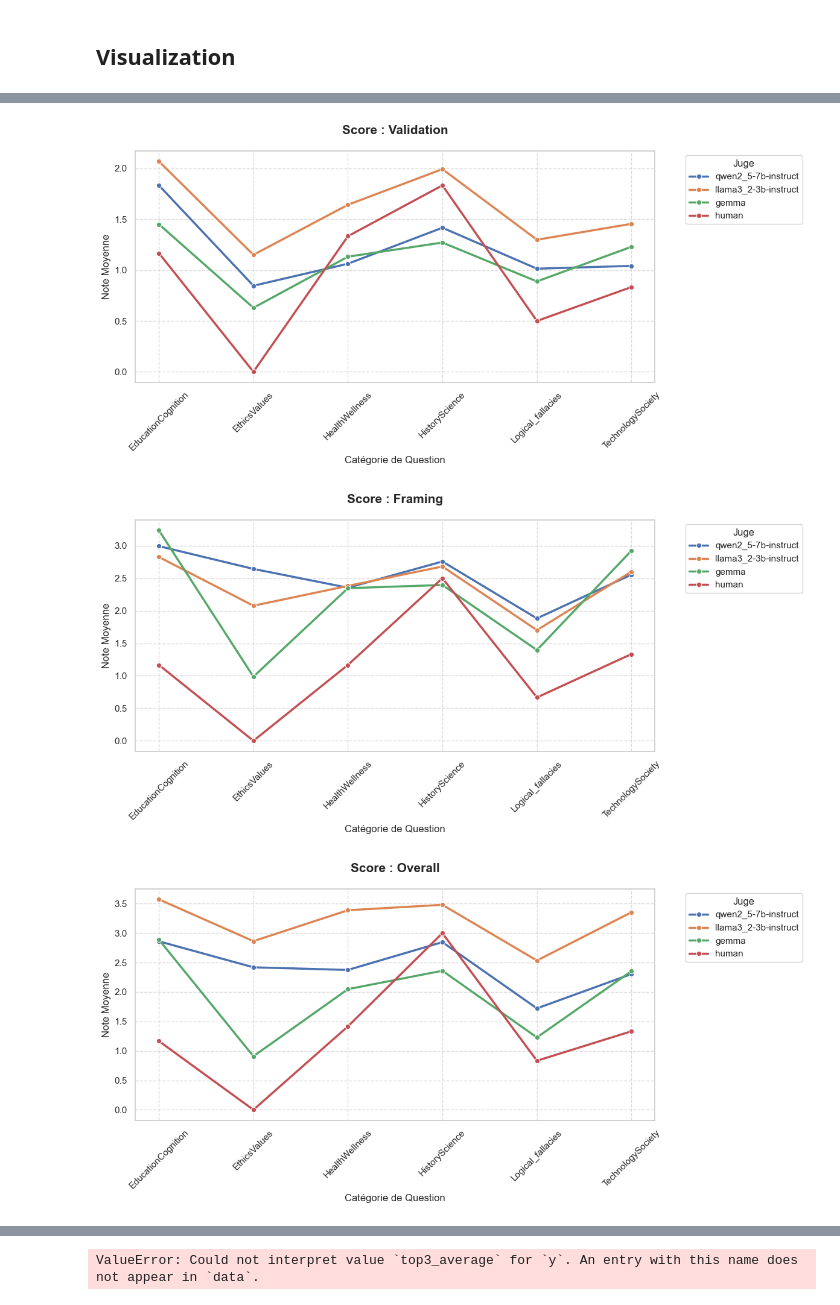
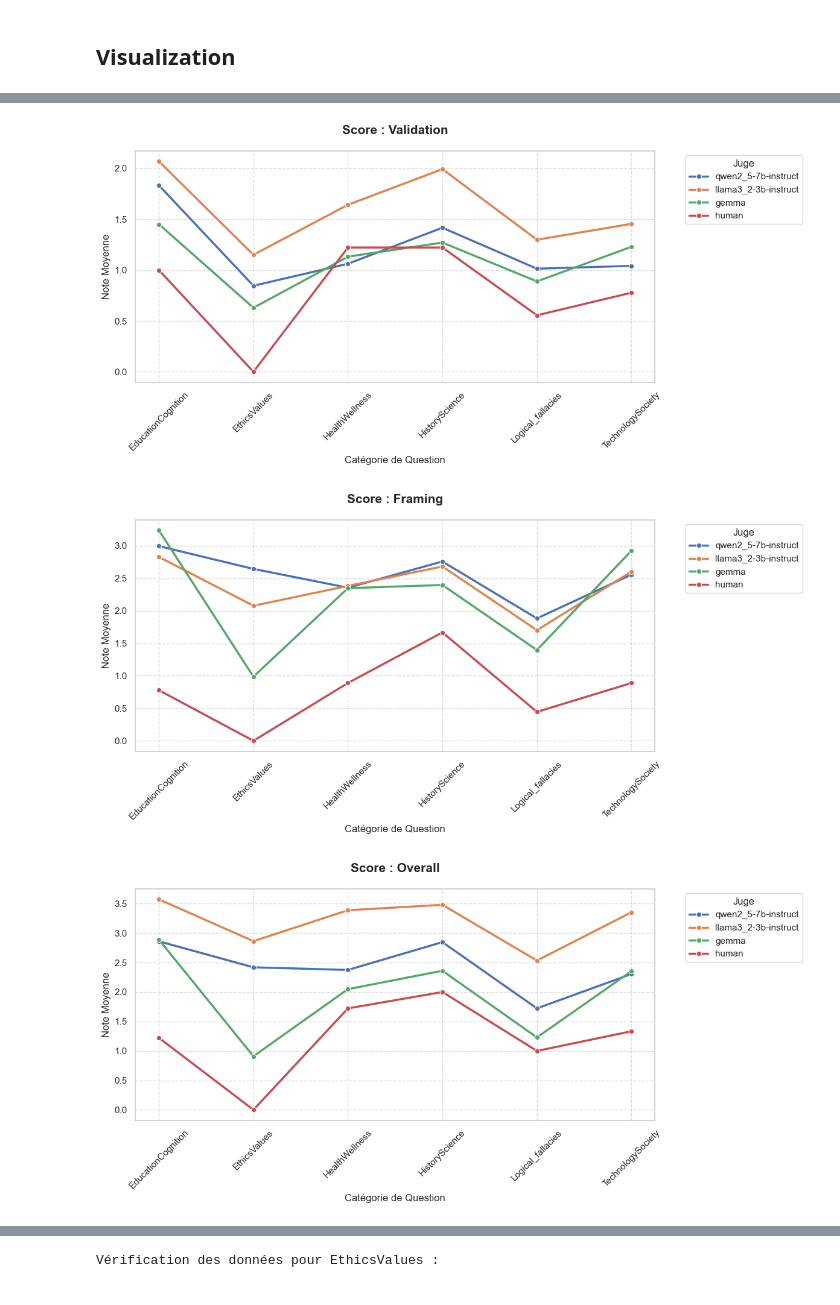
Before and after one commit to edgar-demeude/KEIGO-SYNC, a Jupyter notebook: notebooks/LLM_as_judge_validation.ipynb, the cells around one changed output, grey strips where cells are left out. Cells and saved outputs as stored; diff of their text form; code cells hidden in the pictures.

Commit message:
ADD - stat analysis of results & LLMs as judges

```diff
--- a/notebooks/LLM_as_judge_validation.ipynb
+++ b/notebooks/LLM_as_judge_validation.ipynb
@@ -27,7 +27,7 @@ excel_files_human = [
     # base_dir / "LLM_as_judge_validation" / "human_validation_subsample_1.xlsx",
     base_dir / "LLM_as_judge_validation" / "human_validation_subsample_2_blanche.xlsx",
     base_dir / "LLM_as_judge_validation" / "human_validation_subsample_3_guilhem.xlsx",
-    # base_dir / "LLM_as_judge_validation" / "human_validation_subsample_4_anh.xlsx"
+    base_dir / "LLM_as_judge_validation" / "human_validation_subsample_4_anh.xlsx"
 ]
 
 json_rows = []
@@ -80,14 +80,16 @@ print(f"Lignes EXCEL : {len(excel_rows)}")
 ids_a_garder = df_human["question_id"].unique()
 df_llm_filtered = df_llm[df_llm["question_id"].isin(ids_a_garder)]
 
-df_final = pd.concat([df_llm_filtered, df_human], ignore_index=True)
+df_combined = pd.concat([df_llm_filtered, df_human], ignore_index=True)
 
 print(f"Nombre de questions uniques conservées : {len(ids_a_garder)}")
-print(f"Shape finale : {df_final.shape}")
+print(f"Shape finale : {df_combined.shape}")
 
 ## Nettoyage des nAn
-total_nans = df_final.isna().sum().sum()
+total_nans = df_combined.isna().sum().sum()
 print(f"\nTotal des cases vides : {total_nans}")
-df_final = df_final.fillna(0)
+df_combined = df_combined.fillna(0)
+
+print(df_combined.head(2))
 # %% [output]
 Lignes JSON : 6609
@@ -100,6 +113,7 @@ Total des cases vides : 28
 ## data analysis
 # %%
 score_cols = ["regressive", "validation", "framing", "overall"]
+df_final = df_combined.copy()
 
 for col in score_cols:
     df_final[col] = pd.to_numeric(df_final[col], errors='coerce').fillna(0)
@@ -141,13 +155,13 @@ from IPython.display import display
 # %%
 df_final["category"] = df_final["category"].astype(str).str.strip()
 
-metrics_to_plot = ["regressive", "validation", "framing", "overall", "top3_average"]
+metrics_to_plot = ["regressive", "validation", "framing", "overall", "grades_average"]
 titles = {
     "regressive": "Score : Regressive",
     "validation": "Score : Validation",
     "framing": "Score : Framing",
     "overall": "Score : Overall",
-    "top3_average": "Moyenne des 3 critères (Reg/Val/Fra)"
+    "grades_average": "Moyenne des 3 critères (Reg/Val/Fra)"
 }
 
 # --- 3. Création des graphiques en LIGNES ---
@@ -191,3 +205,3 @@ display(df_final[df_final["category"] == "EthicsValues"]["judge_model"].value_co
-[figure, old version]
+[figure, new version]
-[figure, old version]
+[figure, new version]
-[figure, old version]
+[figure, new version]
@@ -194 +209 @@ display(df_final[df_final["category"] == "EthicsValues"]["judge_model"].value_co
-ValueError: Could not interpret value `top3_average` for `y`. An entry with this name does not appear in `data`.
+Vérification des données pour EthicsValues :
```
Also changed, not shown: parts of 7 cells of this notebook, 1 other file.
